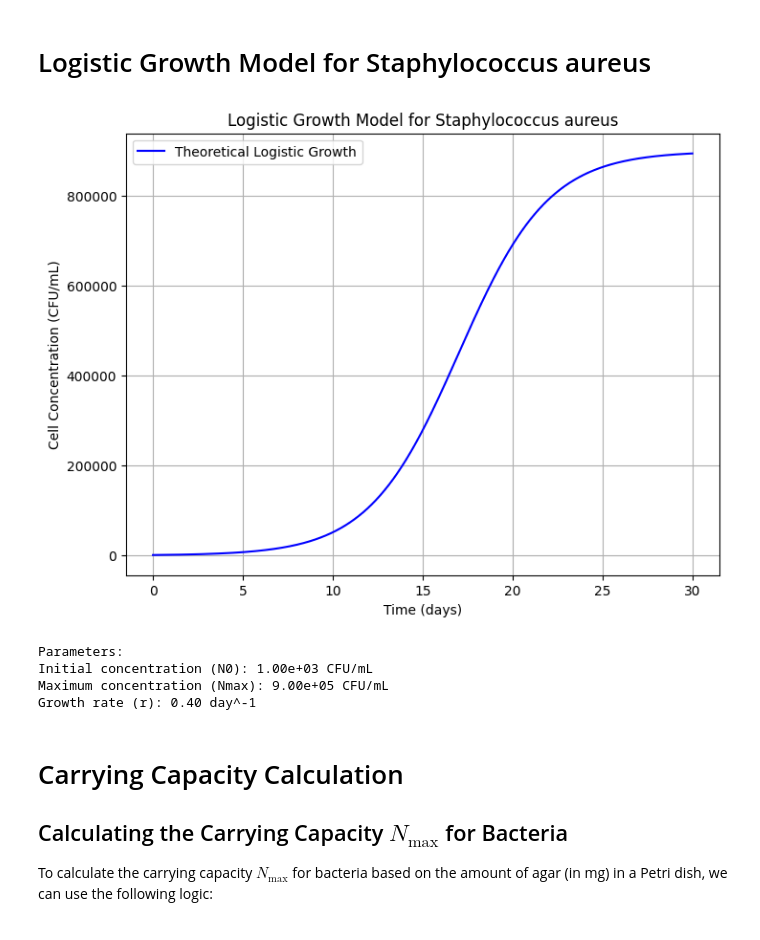
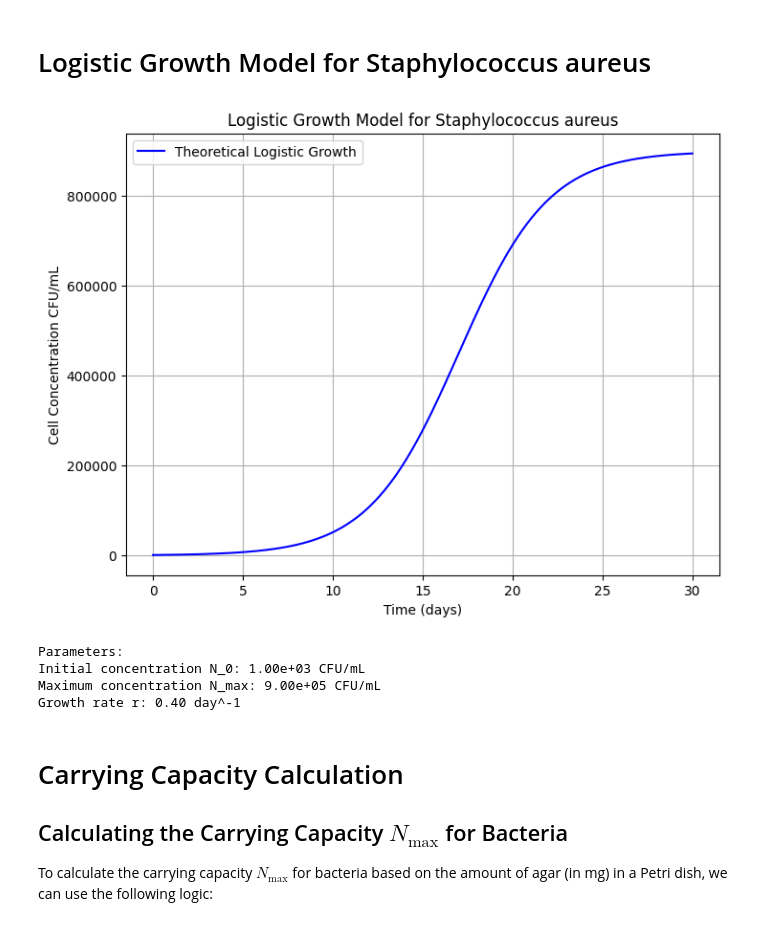
Before and after one commit to SpicedDill/Bacteria-Dynamics, a Jupyter notebook: modeling_pa01_staph.ipynb, the cells around one changed output. Cells and saved outputs as stored; diff of their text form; code cells hidden in the pictures.

```diff
--- a/modeling_pa01_staph.ipynb
+++ b/modeling_pa01_staph.ipynb
@@ -17,7 +17,7 @@ def logistic_growth(t, N0, Nmax, r):
 
 # Parameters for the model (specific to Pseudomonas aeruginosa)
 N0 = 1e3        # Initial concentration (CFU/mL)
-Nmax = 1e9      # Maximum concentration (CFU/mL)
+Nmax = 1e5      # Maximum concentration (CFU/mL)
 r = 0.5         # Growth rate (day^-1)
 
 # Generate time points for simulation
@@ -60,44 +60,44 @@ def logistic_growth(t, N0, Nmax, r):
     """
     Logistic growth model.
     t: Time (days)
-    N0: Initial cell concentration (CFU/mL)
-    Nmax: Maximum cell concentration (CFU/mL)
+    $N_0$: Initial cell concentration (CFU/mL)
+    $N_max$: Maximum cell concentration (CFU/mL)
     r: Growth rate (day^-1)
     """
     return Nmax / (1 + ((Nmax - N0) / N0) * np.exp(-r * t))
 
 # Parameters for the model
 N0 = 1e3        # Initial concentration (CFU/mL)
 Nmax = 9e5      # Maximum concentration (CFU/mL)
 r = 0.4         # Growth rate (day^-1)
 
 # Generate time points for simulation
 time = np.linspace(0, 30, 1000)  # Time in days
 
 # Compute theoretical growth curve
 CFU = logistic_growth(time, N0, Nmax, r)
 
 # Plot the theoretical growth curve
 plt.figure(figsize=(8, 6))
 plt.plot(time, CFU, color='blue', label='Theoretical Logistic Growth')
 plt.xlabel('Time (days)')
-plt.ylabel('Cell Concentration (CFU/mL)')
+plt.ylabel('Cell Concentration CFU/mL')
 plt.title('Logistic Growth Model for Staphylococcus aureus')
 plt.legend()
 plt.grid()
 plt.show()
 
 # Print parameters
 print("Parameters:")
-print(f"Initial concentration (N0): {N0:.2e} CFU/mL")
-print(f"Maximum concentration (Nmax): {Nmax:.2e} CFU/mL")
-print(f"Growth rate (r): {r:.2f} day^-1")
+print(f"Initial concentration N_0: {N0:.2e} CFU/mL")
+print(f"Maximum concentration N_max: {Nmax:.2e} CFU/mL")
+print(f"Growth rate r: {r:.2f} day^-1")
 # %% [output]
-[figure, old version]
+[figure, new version]
 Parameters:
-Initial concentration (N0): 1.00e+03 CFU/mL
-Maximum concentration (Nmax): 9.00e+05 CFU/mL
-Growth rate (r): 0.40 day^-1
+Initial concentration N_0: 1.00e+03 CFU/mL
+Maximum concentration N_max: 9.00e+05 CFU/mL
+Growth rate r: 0.40 day^-1
 # %% [markdown]
 # Carrying Capacity Calculation
 
```
Also changed, not shown: parts of 2 cells of this notebook.
